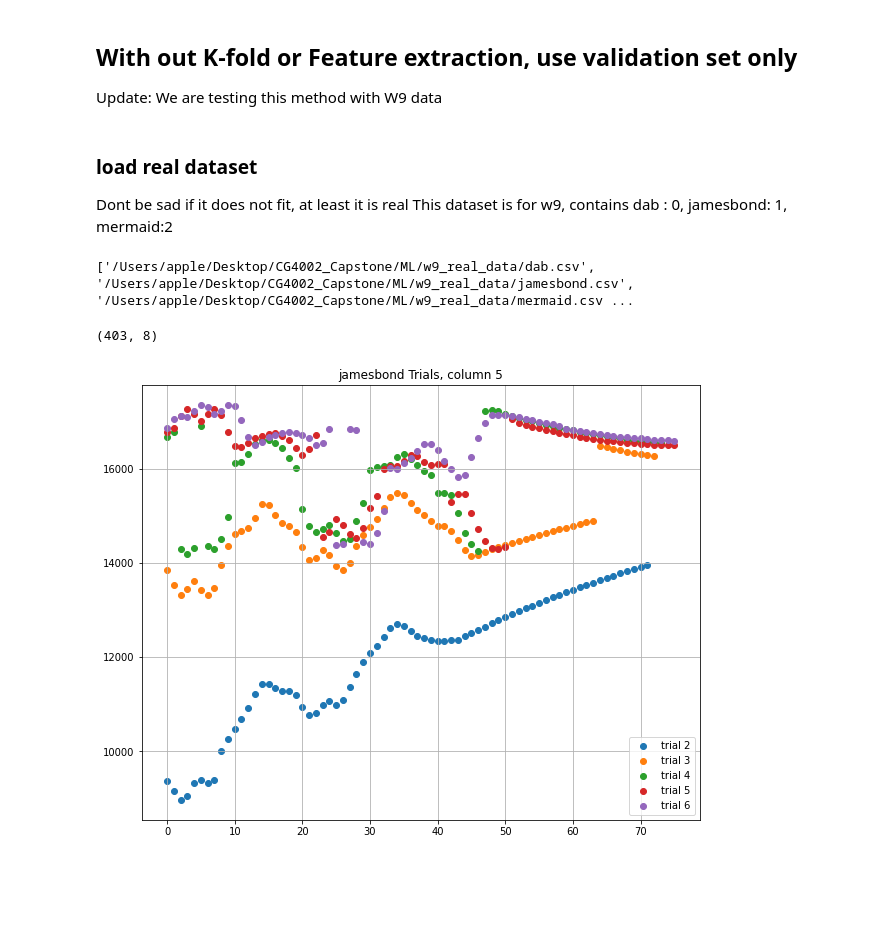
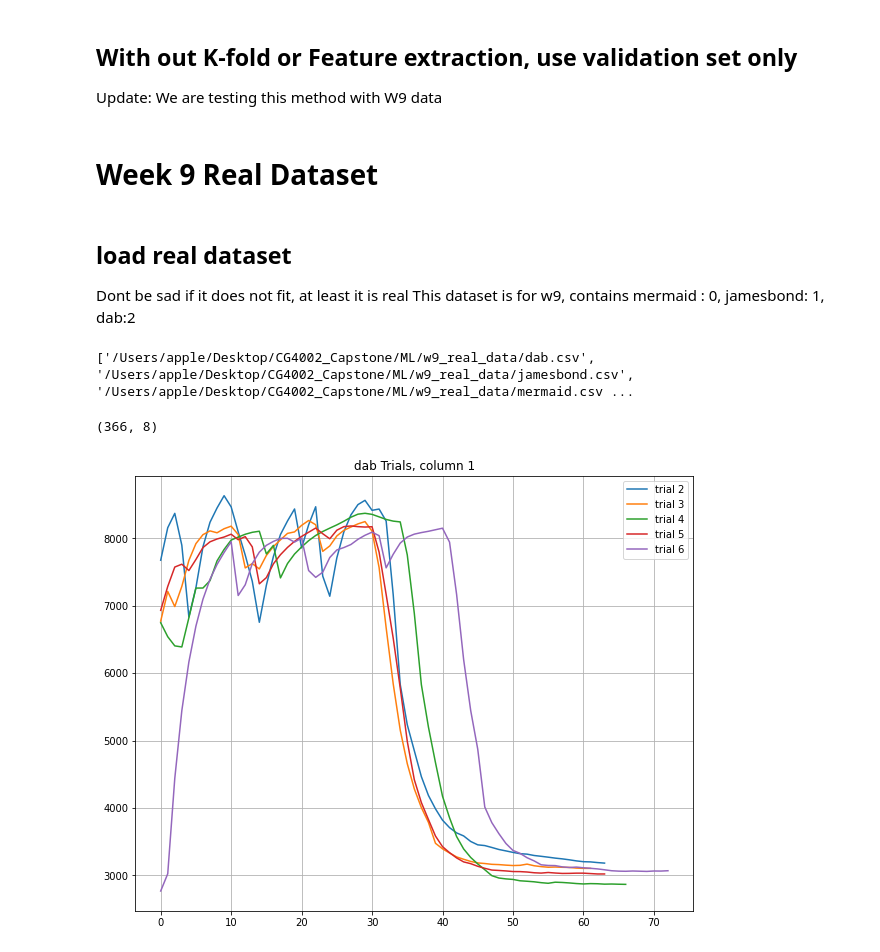
Before and after one commit to CG4002-AY2122S1-B02/CG4002_Capstone, a Jupyter notebook: ML/boing_cnn.ipynb, the cells around one changed output. Cells and saved outputs as stored; diff of their text form; code cells hidden in the pictures; blank space fills up the shorter version.

```diff
--- a/ML/boing_cnn.ipynb
+++ b/ML/boing_cnn.ipynb
@@ -331,9 +333,11 @@ This sample is a downstair motion, it is predicted to :dws
 # %% [markdown]
 ## With out K-fold or Feature extraction, use validation set only ##
 Update: We are testing this method with W9 data
+# %% [markdown]
+# Week 9 Real Dataset #
 # %% [markdown]
-### load real dataset ###
+## load real dataset ##
 Dont be sad if it does not fit, at least it is real
-This dataset is for w9, contains dab : 0, jamesbond: 1, mermaid:2
+This dataset is for w9, contains mermaid : 0, jamesbond: 1, dab:2
 # %%
 data_folder_path = os.path.join(os.getcwd(), 'w9_real_data')
@@ -347,19 +355,19 @@ print(folders)
 # %% [output]
 ['/Users/apple/Desktop/CG4002_Capstone/ML/w9_real_data/dab.csv', '/Users/apple/Desktop/CG4002_Capstone/ML/w9_real_data/jamesbond.csv', '/Users/apple/Desktop/CG4002_Capstone/ML/w9_real_data/mermaid.csv ...
 # %%
-dab_data = pd.read_csv(os.path.join(data_folder_path, 'jamesbond.csv'), index_col = False)
+dab_data = pd.read_csv(os.path.join(data_folder_path, 'dab.csv'), index_col = False)
 print(dab_data.shape)
 
 fig, ax = plt.subplots(figsize = [10,8])
 for i in range(2,7):
     temp = dab_data[dab_data['0'] == i]
     x = [i for i in range(temp.shape[0])]
-    ax.scatter(x, temp['5'], label = f"trial {str(i)}")
+    ax.plot(x, temp['1'], label = f"trial {str(i)}")
 
-plt.title('jamesbond Trials, column 5')
+plt.title('dab Trials, column 1')
 plt.legend()
 ax.grid()
 plt.show()
 # %% [output]
-(403, 8)
+(366, 8)
-[figure, old version]
+[figure, new version]
```
Also changed, not shown: parts of 43 cells of this notebook, 16 other files.
